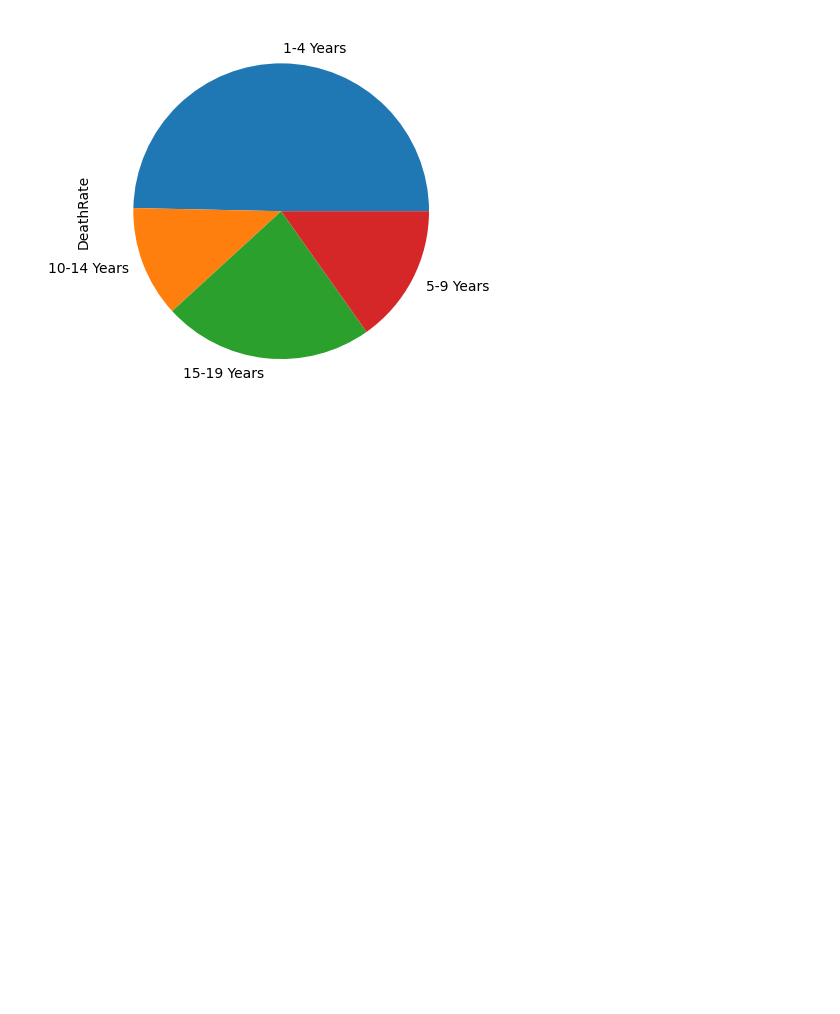
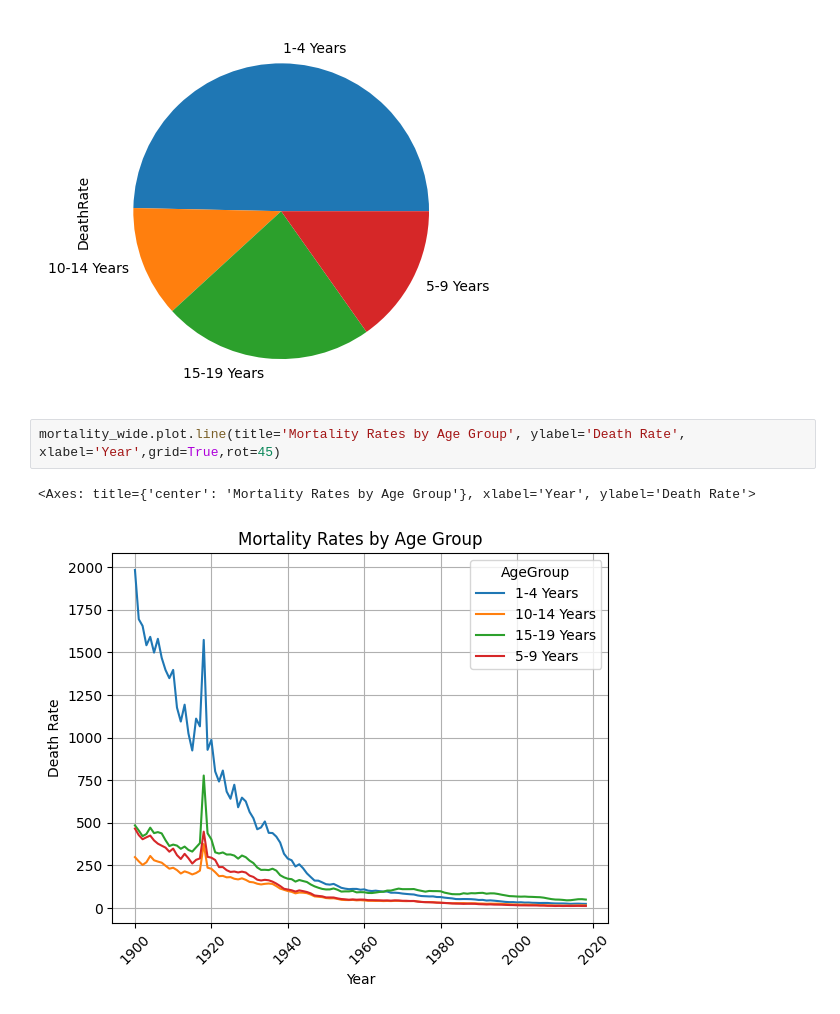
Before and after one commit to zubair480/datascience, a Jupyter notebook: chapter_3.ipynb, the cells around one changed output. Drawn from its saved outputs; the diff is of its cells as text; blank space fills up the shorter version.

Commit message:
plotting methods added

```diff
--- a/chapter_3.ipynb
+++ b/chapter_3.ipynb
@@ -73,3 +73,8 @@ mortality_data.groupby('AgeGroup')['DeathRate'].sum().plot.pie()
 # %% [output]
 <Axes: ylabel='DeathRate'>
 [figure]
+# %%
+mortality_wide.plot.line(title='Mortality Rates by Age Group', ylabel='Death Rate', xlabel='Year',grid=True,rot=45)
+# %% [output]
+<Axes: title={'center': 'Mortality Rates by Age Group'}, xlabel='Year', ylabel='Death Rate'>
+[figure, added]
```
Also changed, not shown: parts of 1 cell of this notebook.
